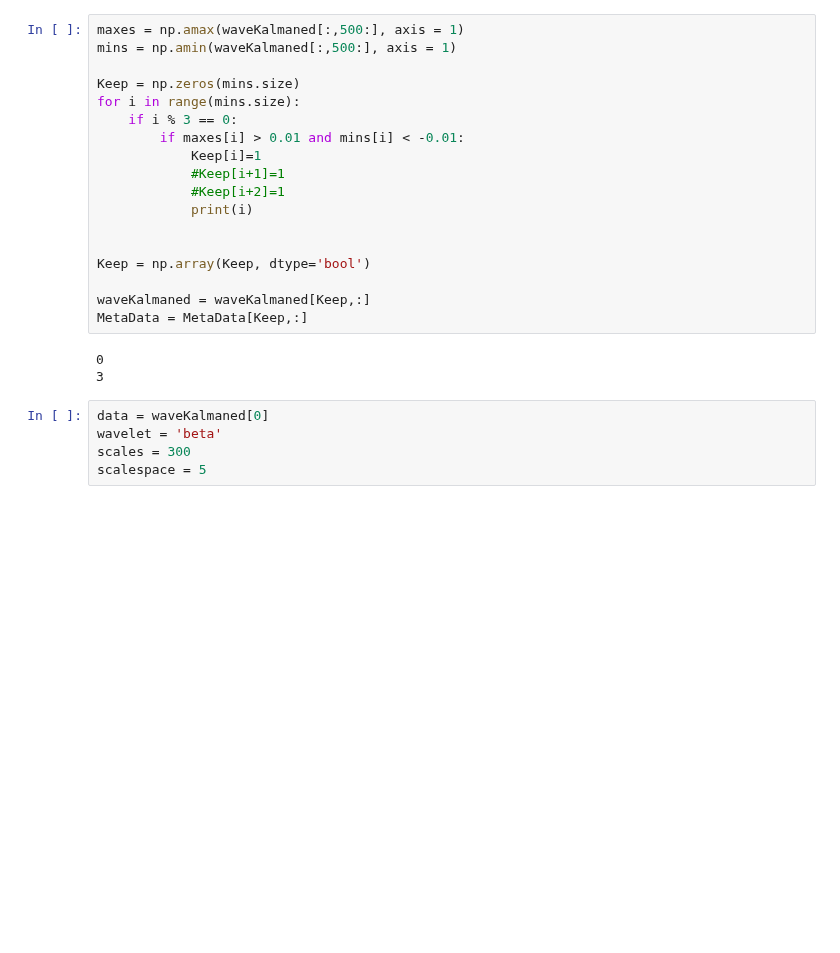
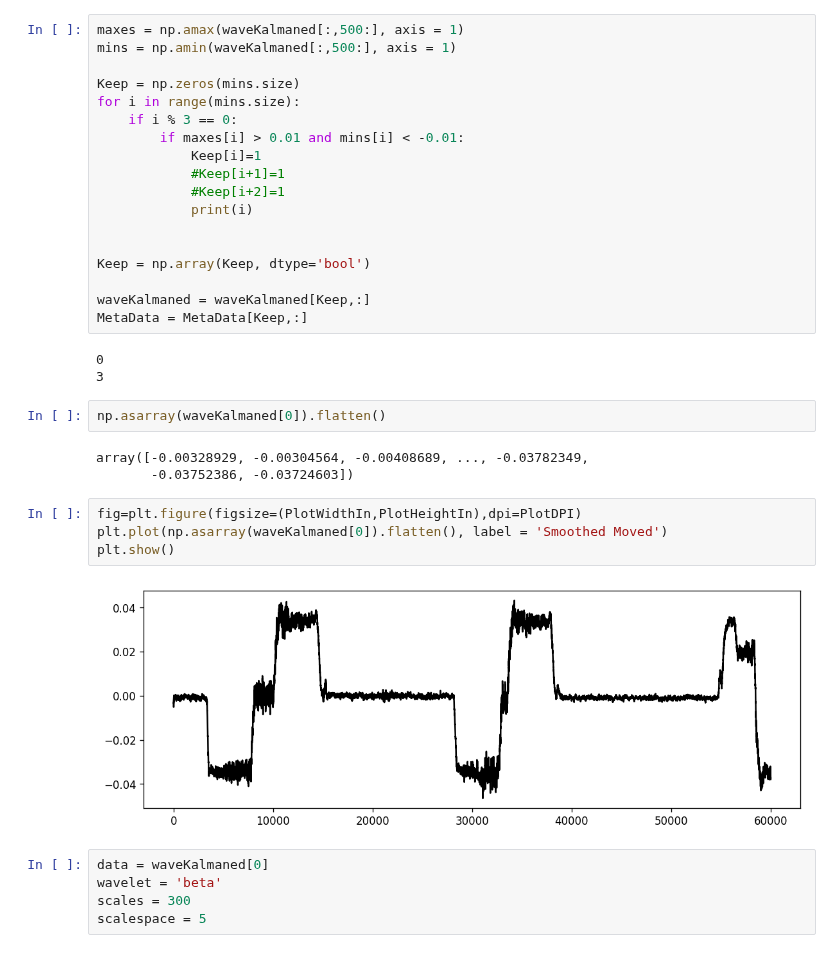
Before and after one commit to danchendrickson/RMG_NDE_Disssertation, a Jupyter notebook: 07 Beta Wavelet.ipynb, the cells around one changed output. Cells and saved outputs as stored; diff of their text form; blank space fills up the shorter version.

```diff
--- a/07 Beta Wavelet.ipynb
+++ b/07 Beta Wavelet.ipynb
@@ -460,6 +473,17 @@ MetaData = MetaData[Keep,:]
 # %% [output]
 0
 3
+# %%
+np.asarray(waveKalmaned[0]).flatten()
+# %% [output]
+array([-0.00328929, -0.00304564, -0.00408689, ..., -0.03782349,
+       -0.03752386, -0.03724603])
+# %%
+fig=plt.figure(figsize=(PlotWidthIn,PlotHeightIn),dpi=PlotDPI)
+plt.plot(np.asarray(waveKalmaned[0]).flatten(), label = 'Smoothed Moved')
+plt.show()
+# %% [output]
+[figure, added]
 # %%
 data = waveKalmaned[0]
 wavelet = 'beta'
```
Also changed, not shown: parts of 10 cells of this notebook, 1 other file.
